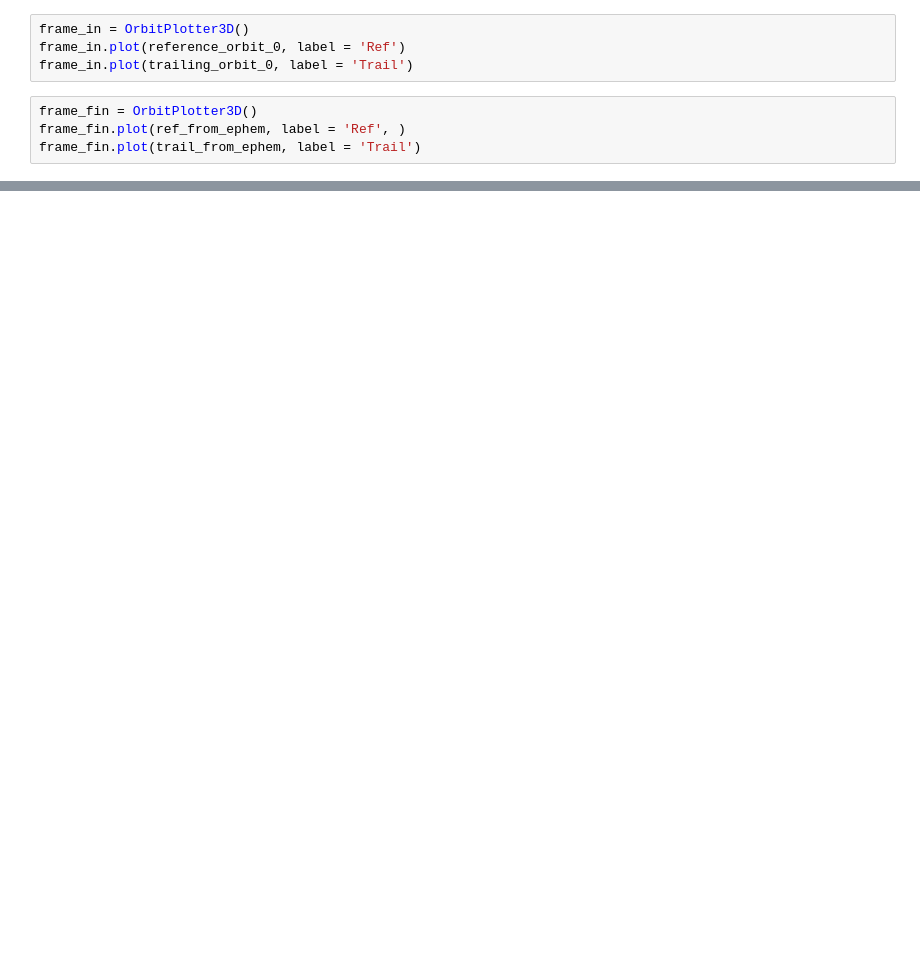
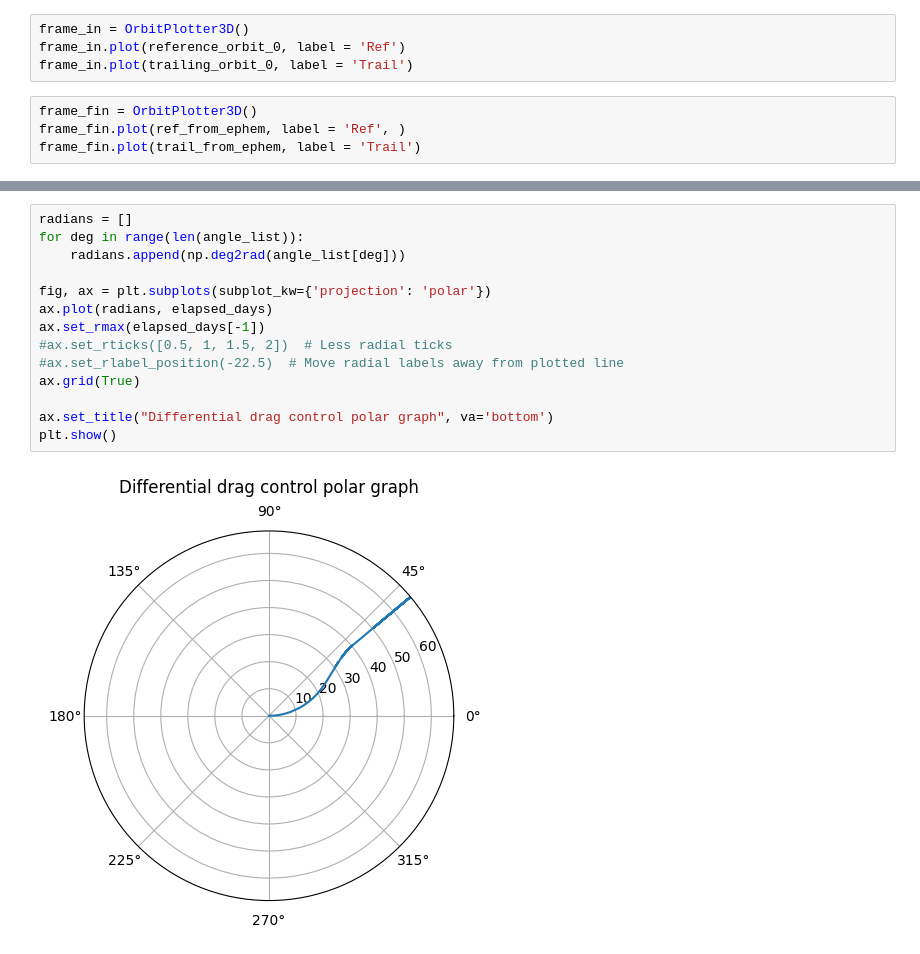
Before and after one commit to regalkuva/gmat_lorenzo, a Jupyter notebook: lorenzos_folder/scripts/differential_drag/test_pred_days.ipynb, the cells around one changed output, grey strips where cells are left out. Saved outputs shown, nothing was run; the diff lists cells and outputs as text; blank space fills up the shorter version.

```diff
--- a/lorenzos_folder/scripts/differential_drag/test_pred_days.ipynb
+++ b/lorenzos_folder/scripts/differential_drag/test_pred_days.ipynb
@@ -352,0 +351,16 @@ pred_days
+# %%
+radians = []
+for deg in range(len(angle_list)):
+    radians.append(np.deg2rad(angle_list[deg]))
+
+fig, ax = plt.subplots(subplot_kw={'projection': 'polar'})
+ax.plot(radians, elapsed_days)
+ax.set_rmax(elapsed_days[-1])
+#ax.set_rticks([0.5, 1, 1.5, 2])  # Less radial ticks
+#ax.set_rlabel_position(-22.5)  # Move radial labels away from plotted line
+ax.grid(True)
+
+ax.set_title("Differential drag control polar graph", va='bottom')
+plt.show()
+# %% [output]
+[figure, added]
```
Also changed, not shown: parts of 2 cells of this notebook, 19 other files.
